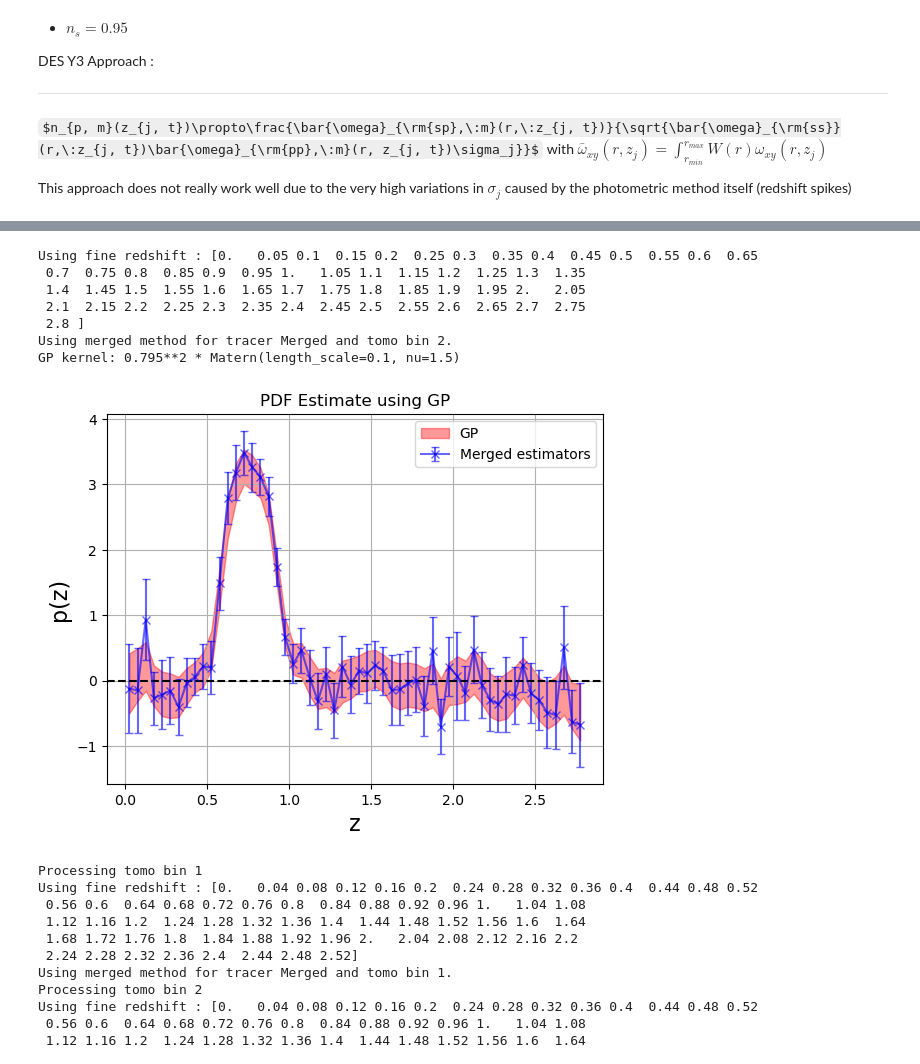
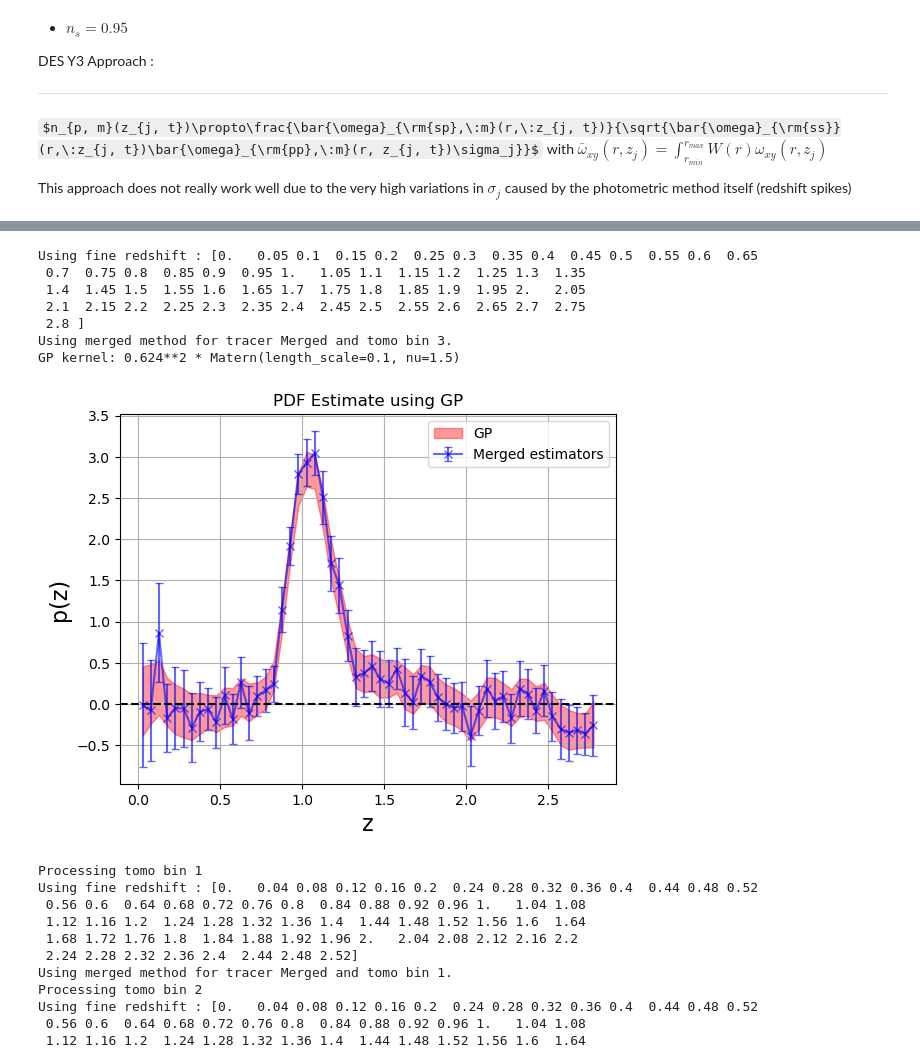
Before and after one commit to JeanCHDJdev/desi-y3-hsc, a Jupyter notebook: src/statistics/merged_results.ipynb, the cells around one changed output, grey strips where cells are left out. Saved outputs shown, nothing was run; the diff lists cells and outputs as text; code cells hidden in the pictures; some formulas as TeX source.

```diff
--- a/src/statistics/merged_results.ipynb
+++ b/src/statistics/merged_results.ipynb
@@ -80,5 +79,5 @@ sigmaj_corr = 1 # temporary
 # %%
-stem = 'v12_correction'
+stem = 'v10'
 path_dictionary = {
     'HSC' : ROOT / 'v12_correction' / f'autos_HSC', # with no wpp correction, is unused
     'DESI_NGC' : ROOT / stem / f'autos_NGC',
@@ -188,37 +181,37 @@ Expected p(z) = -0.037
 # %%
 meas = inference.full_npz_tomo(
     path_dictionary=path_dictionary,
     scale_cuts=[1, 5],
     tracer='Merged',
-    tomo_bin=2,
+    tomo_bin=3,
     verbose=True,
     rebin=1
 )
 zval = (zbins[1:] + zbins[:-1])/2  # we only want the middle values
 
 dz = np.diff(zval)[0]
 y = meas[0] / np.sum(meas[0] * dz)
 y_err = meas[1] / np.sum(meas[0] * dz)
 
 y_mean, y_std = sgp.gpfit(zval, meas)
 plt.errorbar(zval, y, y_err, label='Merged estimators', alpha=0.6, capsize=3, color='blue', marker='x')
 plt.fill_between(zval, y_mean - y_std, y_mean + y_std, alpha=0.4, label='GP', color='red')
 plt.axhline(0, color='k', linestyle='--')
 plt.grid(True)
 plt.xlabel('z', fontsize=16)
 plt.ylabel('p(z)', fontsize=16)
 plt.legend()
 plt.title('PDF Estimate using GP')
 plt.show()
 # %% [output]
 Using fine redshift : [0.   0.05 0.1  0.15 0.2  0.25 0.3  0.35 0.4  0.45 0.5  0.55 0.6  0.65
  0.7  0.75 0.8  0.85 0.9  0.95 1.   1.05 1.1  1.15 1.2  1.25 1.3  1.35
  1.4  1.45 1.5  1.55 1.6  1.65 1.7  1.75 1.8  1.85 1.9  1.95 2.   2.05
  2.1  2.15 2.2  2.25 2.3  2.35 2.4  2.45 2.5  2.55 2.6  2.65 2.7  2.75
  2.8 ]
-Using merged method for tracer Merged and tomo bin 2.
-GP kernel: 0.795**2 * Matern(length_scale=0.1, nu=1.5)
+Using merged method for tracer Merged and tomo bin 3.
+GP kernel: 0.624**2 * Matern(length_scale=0.1, nu=1.5)
-[figure, old version]
+[figure, new version]
 # %%
 importlib.reload(inference)
 nz = []
```
Also changed, not shown: parts of 15 cells of this notebook, 8 other files.
